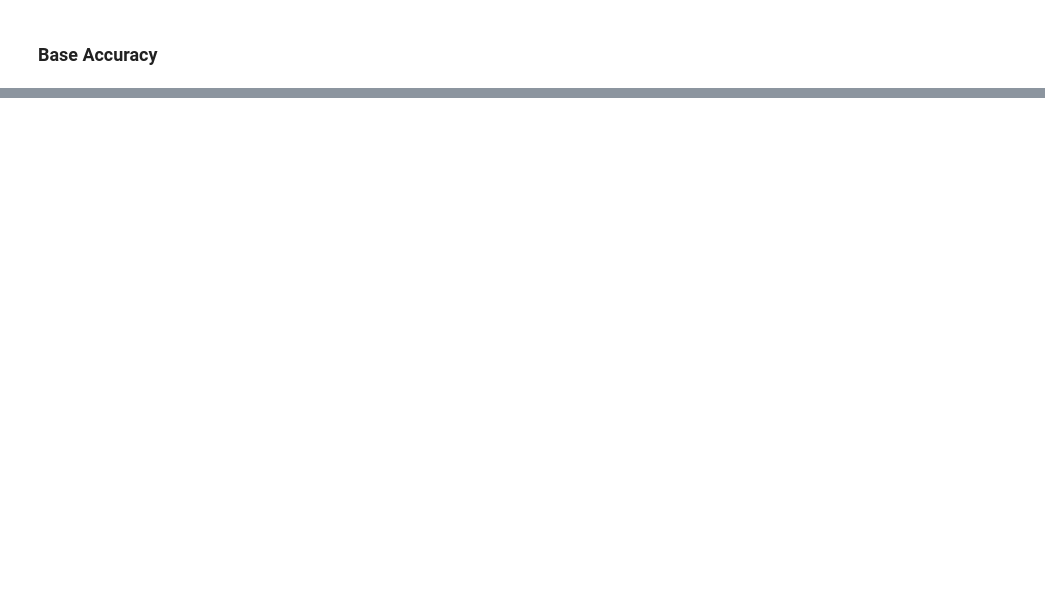
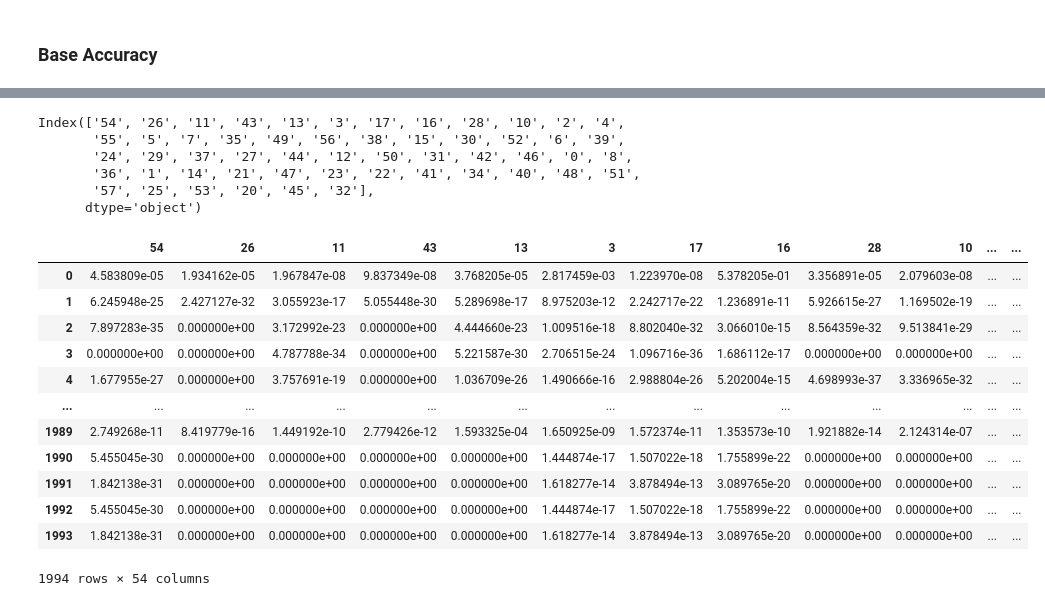
Before and after one commit to samuelnojadera/china-traffic-sign-classification, a Jupyter notebook: cnn.ipynb, the cells around one changed output, grey strips where cells are left out. Saved outputs shown, nothing was run; the diff lists cells and outputs as text; code cells hidden in the pictures; blank space fills up the shorter version.

```diff
--- a/cnn.ipynb
+++ b/cnn.ipynb
@@ -521,0 +484,20 @@ fig.tight_layout()
+# %%
+sorted_classes = df_test['Labels'].value_counts().index
+predictions_df = pd.DataFrame(predictions, columns=test_labels.columns).loc[:, sorted_classes]
+sorted_labels = test_labels.loc[:, sorted_classes]
+
+sorted_matrix = confusion_matrix(
+    y_true=[np.argmax(value) for value in sorted_labels.values],
+    y_pred=[np.argmax(prediction) for prediction in predictions_df.values],
+    normalize='pred'
+    )
+
+fig, ax = plt.subplots(1, 1)
+sns.heatmap(
+    sorted_matrix, ax=ax,
+    xticklabels=predictions_df.columns, yticklabels=predictions_df.columns
+    )
+
+fig.set(
+    figheight=15, figwidth=15
+)
@@ -521,0 +507,25 @@ fig.tight_layout()
+# %%
+sorted_labels.columns.astype('str')
+# %% [output]
+Index(['54', '26', '11', '43', '13', '3', '17', '16', '28', '10', '2', '4',
+       '55', '5', '7', '35', '49', '56', '38', '15', '30', '52', '6', '39',
+       '24', '29', '37', '27', '44', '12', '50', '31', '42', '46', '0', '8',
+       '36', '1', '14', '21', '47', '23', '22', '41', '34', '40', '48', '51',
+       '57', '25', '53', '20', '45', '32'],
+      dtype='object')
+# %%
+predictions_df
+# %% [output]
+|  | 54 | 26 | 11 | 43 | 13 | 3 | 17 | 16 | 28 | 10 | ... | ... |
+| 0 | 4.583809e-05 | 1.934162e-05 | 1.967847e-08 | 9.837349e-08 | 3.768205e-05 | 2.817459e-03 | 1.223970e-08 | 5.378205e-01 | 3.356891e-05 | 2.079603e-08 | ... | ... |
+| 1 | 6.245948e-25 | 2.427127e-32 | 3.055923e-17 | 5.055448e-30 | 5.289698e-17 | 8.975203e-12 | 2.242717e-22 | 1.236891e-11 | 5.926615e-27 | 1.169502e-19 | ... | ... |
+| 2 | 7.897283e-35 | 0.000000e+00 | 3.172992e-23 | 0.000000e+00 | 4.444660e-23 | 1.009516e-18 | 8.802040e-32 | 3.066010e-15 | 8.564359e-32 | 9.513841e-29 | ... | ... |
+| 3 | 0.000000e+00 | 0.000000e+00 | 4.787788e-34 | 0.000000e+00 | 5.221587e-30 | 2.706515e-24 | 1.096716e-36 | 1.686112e-17 | 0.000000e+00 | 0.000000e+00 | ... | ... |
+| 4 | 1.677955e-27 | 0.000000e+00 | 3.757691e-19 | 0.000000e+00 | 1.036709e-26 | 1.490666e-16 | 2.988804e-26 | 5.202004e-15 | 4.698993e-37 | 3.336965e-32 | ... | ... |
+| ... | ... | ... | ... | ... | ... | ... | ... | ... | ... | ... | ... | ... |
+| 1989 | 2.749268e-11 | 8.419779e-16 | 1.449192e-10 | 2.779426e-12 | 1.593325e-04 | 1.650925e-09 | 1.572374e-11 | 1.353573e-10 | 1.921882e-14 | 2.124314e-07 | ... | ... |
+| 1990 | 5.455045e-30 | 0.000000e+00 | 0.000000e+00 | 0.000000e+00 | 0.000000e+00 | 1.444874e-17 | 1.507022e-18 | 1.755899e-22 | 0.000000e+00 | 0.000000e+00 | ... | ... |
+| 1991 | 1.842138e-31 | 0.000000e+00 | 0.000000e+00 | 0.000000e+00 | 0.000000e+00 | 1.618277e-14 | 3.878494e-13 | 3.089765e-20 | 0.000000e+00 | 0.000000e+00 | ... | ... |
+| 1992 | 5.455045e-30 | 0.000000e+00 | 0.000000e+00 | 0.000000e+00 | 0.000000e+00 | 1.444874e-17 | 1.507022e-18 | 1.755899e-22 | 0.000000e+00 | 0.000000e+00 | ... | ... |
+| 1993 | 1.842138e-31 | 0.000000e+00 | 0.000000e+00 | 0.000000e+00 | 0.000000e+00 | 1.618277e-14 | 3.878494e-13 | 3.089765e-20 | 0.000000e+00 | 0.000000e+00 | ... | ... |
+1994 rows × 54 columns
```
Also changed, not shown: parts of 70 cells of this notebook, 12 other files.
